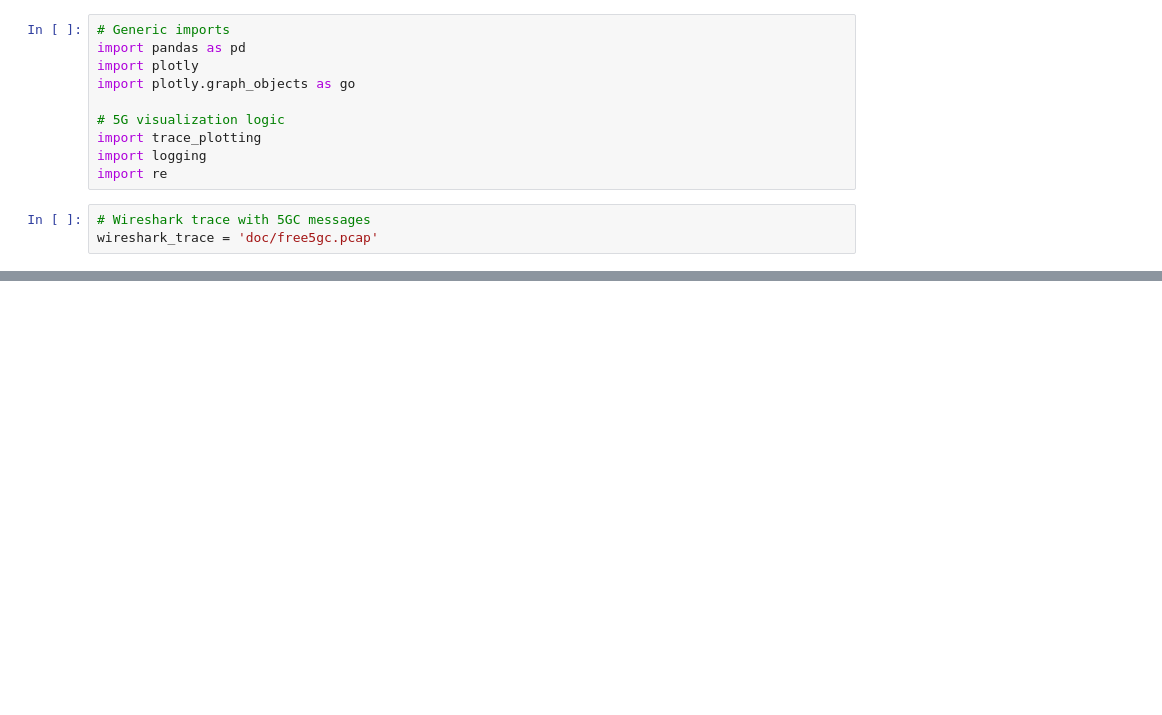
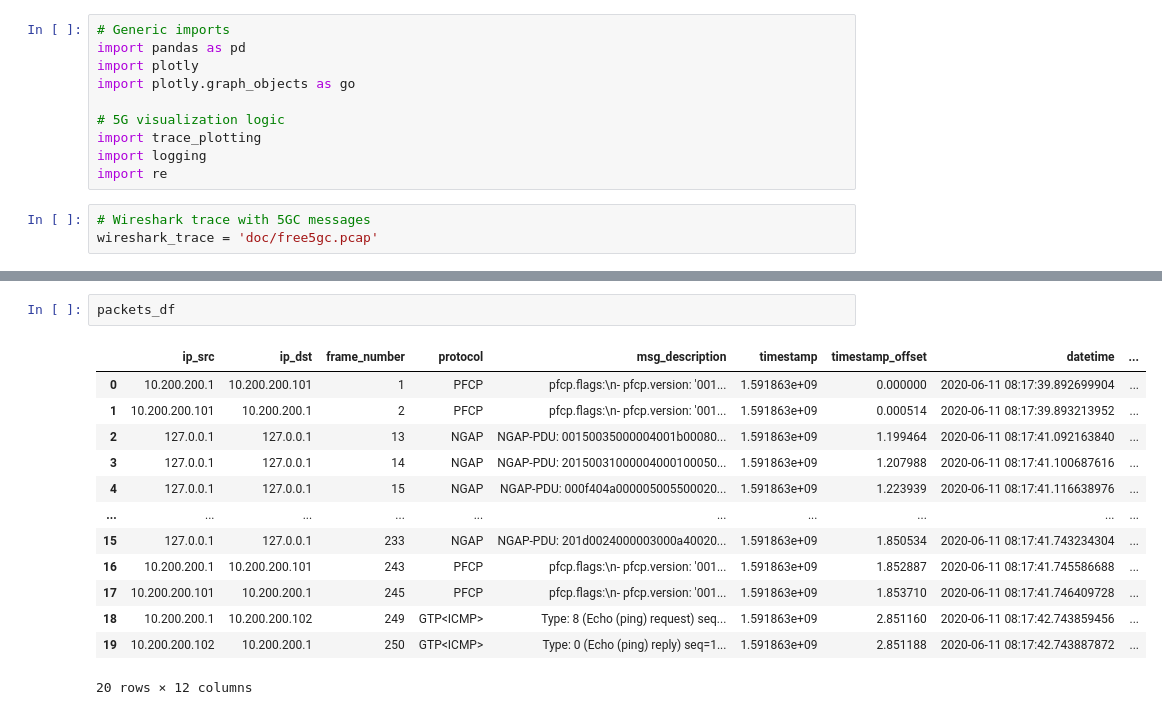
Before and after one commit to telekom/5g-trace-visualizer, a Jupyter notebook: plotting_procedure_time.ipynb, the cells around one changed output, grey strips where cells are left out. Cells and saved outputs as stored; diff of their text form; blank space fills up the shorter version.

Commit message:
Updated iPython files to the current version.

```diff
--- a/plotting_procedure_time.ipynb
+++ b/plotting_procedure_time.ipynb
@@ -30,3 +30,19 @@ INFO:root:Using latest version found: 3.4.4
+# %%
+packets_df
+# %% [output]
+|  | ip_src | ip_dst | frame_number | protocol | msg_description | timestamp | timestamp_offset | datetime | ... |
+| 0 | 10.200.200.1 | 10.200.200.101 | 1 | PFCP | pfcp.flags:\n- pfcp.version: '001... | 1.591863e+09 | 0.000000 | 2020-06-11 08:17:39.892699904 | ... |
+| 1 | 10.200.200.101 | 10.200.200.1 | 2 | PFCP | pfcp.flags:\n- pfcp.version: '001... | 1.591863e+09 | 0.000514 | 2020-06-11 08:17:39.893213952 | ... |
+| 2 | 127.0.0.1 | 127.0.0.1 | 13 | NGAP | NGAP-PDU: 00150035000004001b00080... | 1.591863e+09 | 1.199464 | 2020-06-11 08:17:41.092163840 | ... |
+| 3 | 127.0.0.1 | 127.0.0.1 | 14 | NGAP | NGAP-PDU: 20150031000004000100050... | 1.591863e+09 | 1.207988 | 2020-06-11 08:17:41.100687616 | ... |
+| 4 | 127.0.0.1 | 127.0.0.1 | 15 | NGAP | NGAP-PDU: 000f404a000005005500020... | 1.591863e+09 | 1.223939 | 2020-06-11 08:17:41.116638976 | ... |
+| ... | ... | ... | ... | ... | ... | ... | ... | ... | ... |
+| 15 | 127.0.0.1 | 127.0.0.1 | 233 | NGAP | NGAP-PDU: 201d0024000003000a40020... | 1.591863e+09 | 1.850534 | 2020-06-11 08:17:41.743234304 | ... |
+| 16 | 10.200.200.1 | 10.200.200.101 | 243 | PFCP | pfcp.flags:\n- pfcp.version: '001... | 1.591863e+09 | 1.852887 | 2020-06-11 08:17:41.745586688 | ... |
+| 17 | 10.200.200.101 | 10.200.200.1 | 245 | PFCP | pfcp.flags:\n- pfcp.version: '001... | 1.591863e+09 | 1.853710 | 2020-06-11 08:17:41.746409728 | ... |
+| 18 | 10.200.200.1 | 10.200.200.102 | 249 | GTP<ICMP> | Type: 8 (Echo (ping) request) seq... | 1.591863e+09 | 2.851160 | 2020-06-11 08:17:42.743859456 | ... |
+| 19 | 10.200.200.102 | 10.200.200.1 | 250 | GTP<ICMP> | Type: 0 (Echo (ping) reply) seq=1... | 1.591863e+09 | 2.851188 | 2020-06-11 08:17:42.743887872 | ... |
+20 rows × 12 columns
 # %%
 procedure_df, procedure_frames_df = trace_plotting.calculate_procedure_length(packets_df)
 pd.set_option('display.max_rows', 10)
```
Also changed, not shown: parts of 4 cells of this notebook, 5 other files.
